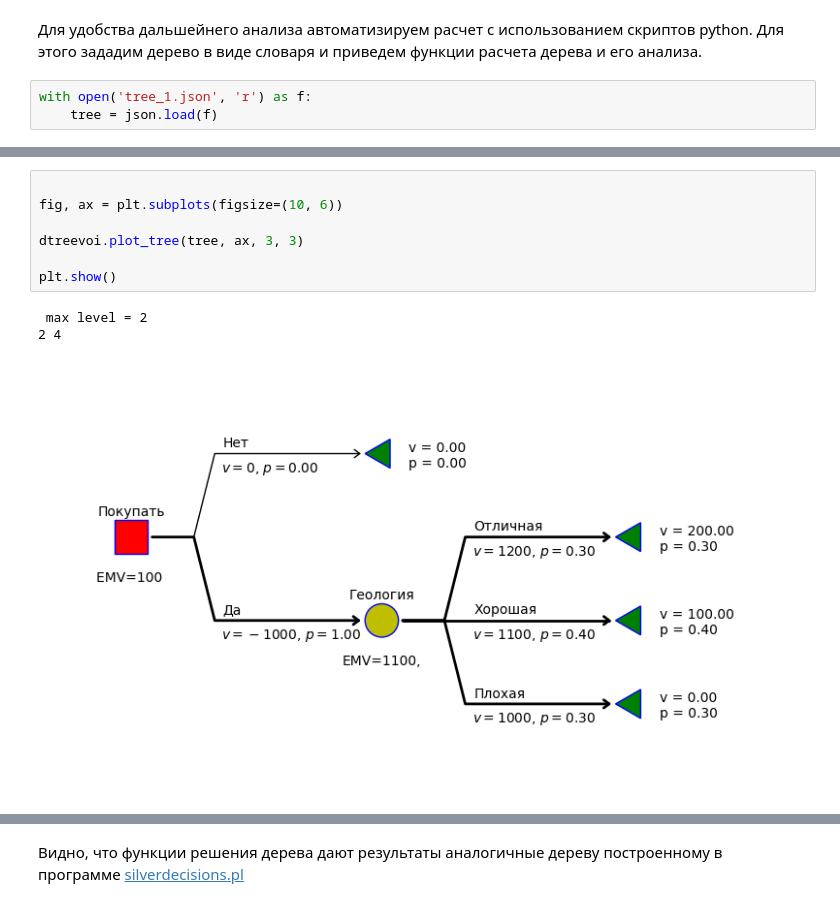
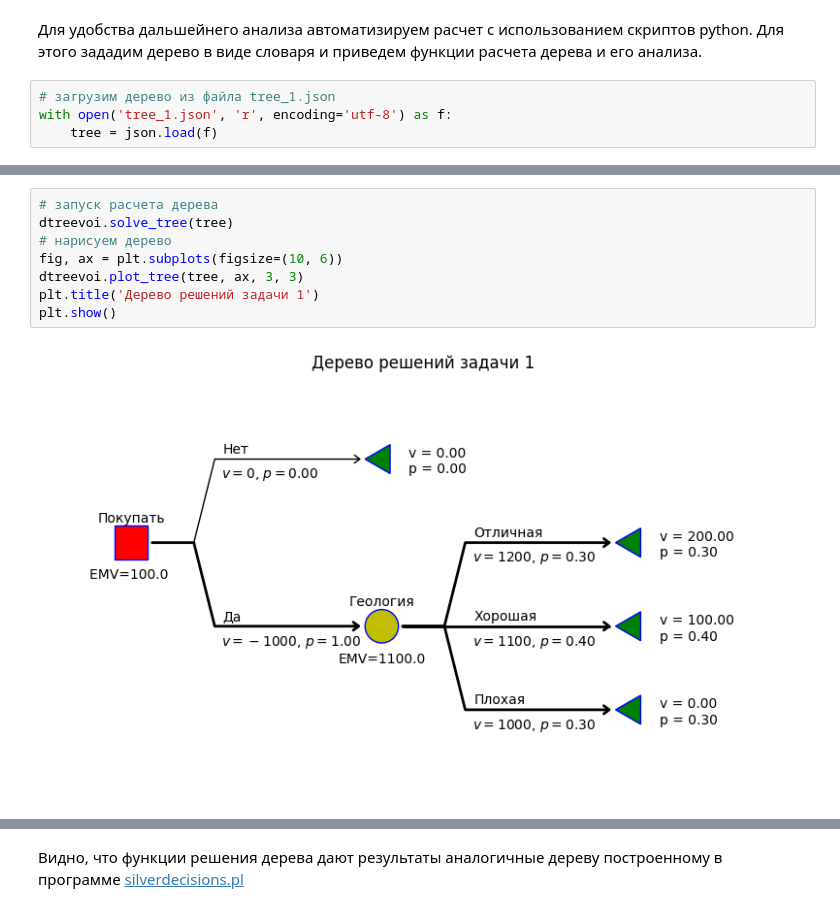
Before and after one commit to khabibullinra/decision_tree_examples, a Jupyter notebook: notebooks/task1_new.ipynb, the cells around one changed output, grey strips where cells are left out. Cells and saved outputs as stored; diff of their text form.

Commit message:
notebook with nice trees updated

```diff
--- a/notebooks/task1_new.ipynb
+++ b/notebooks/task1_new.ipynb
@@ -34,5 +38,6 @@ import matplotlib.pyplot as plt
 # %% [markdown]
 Для удобства дальшейнего анализа автоматизируем расчет с использованием скриптов python. Для этого зададим дерево в виде словаря и приведем функции расчета дерева и его анализа.
 # %%
-with open('tree_1.json', 'r') as f:
+# загрузим дерево из файла tree_1.json
+with open('tree_1.json', 'r', encoding='utf-8') as f:
     tree = json.load(f)
@@ -41,11 +77,10 @@ with open('tree_1.json', 'r') as f:
 # %%
-
+# запуск расчета дерева
+dtreevoi.solve_tree(tree)
+# нарисуем дерево
 fig, ax = plt.subplots(figsize=(10, 6))
-
 dtreevoi.plot_tree(tree, ax, 3, 3)
-
+plt.title('Дерево решений задачи 1')
 plt.show()
 # %% [output]
- max level = 2
-2 4
-[figure, old version]
+[figure, new version]
```
Also changed, not shown: parts of 38 cells of this notebook, 3 other files.
